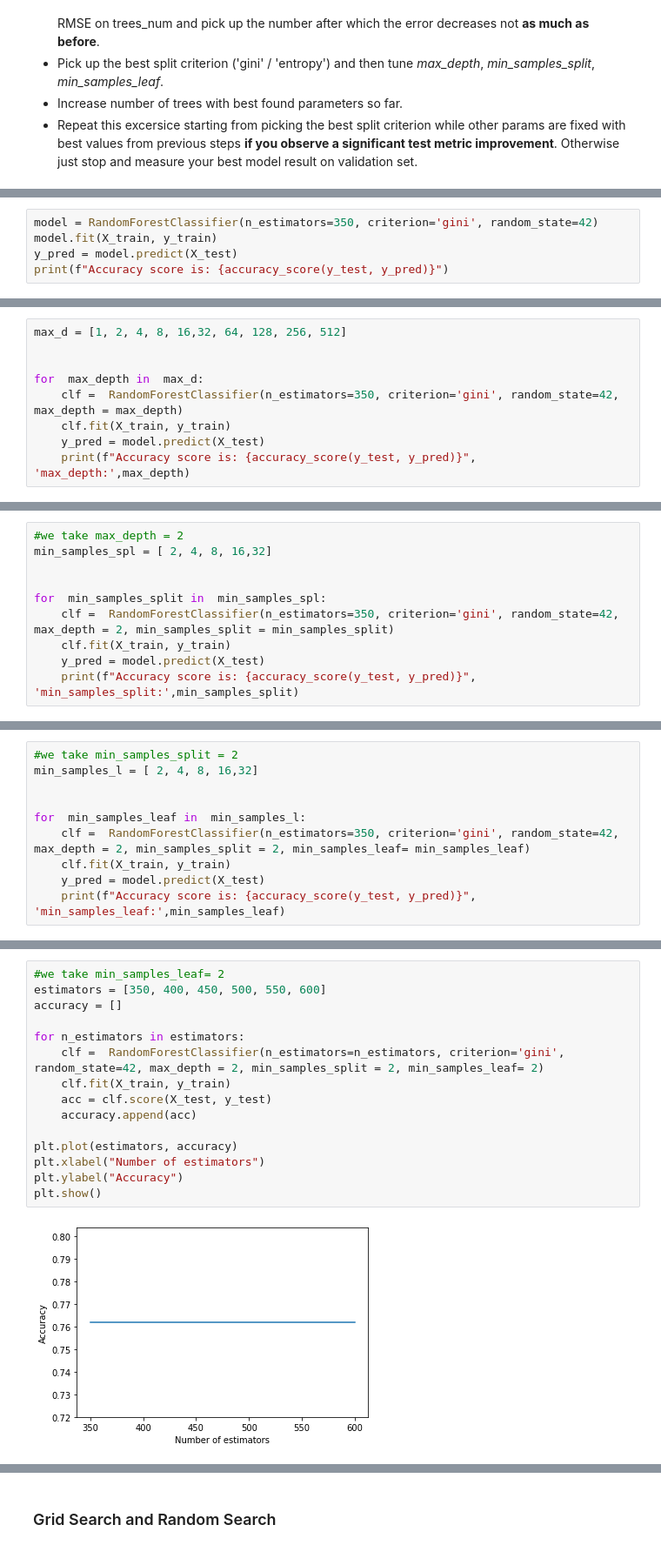
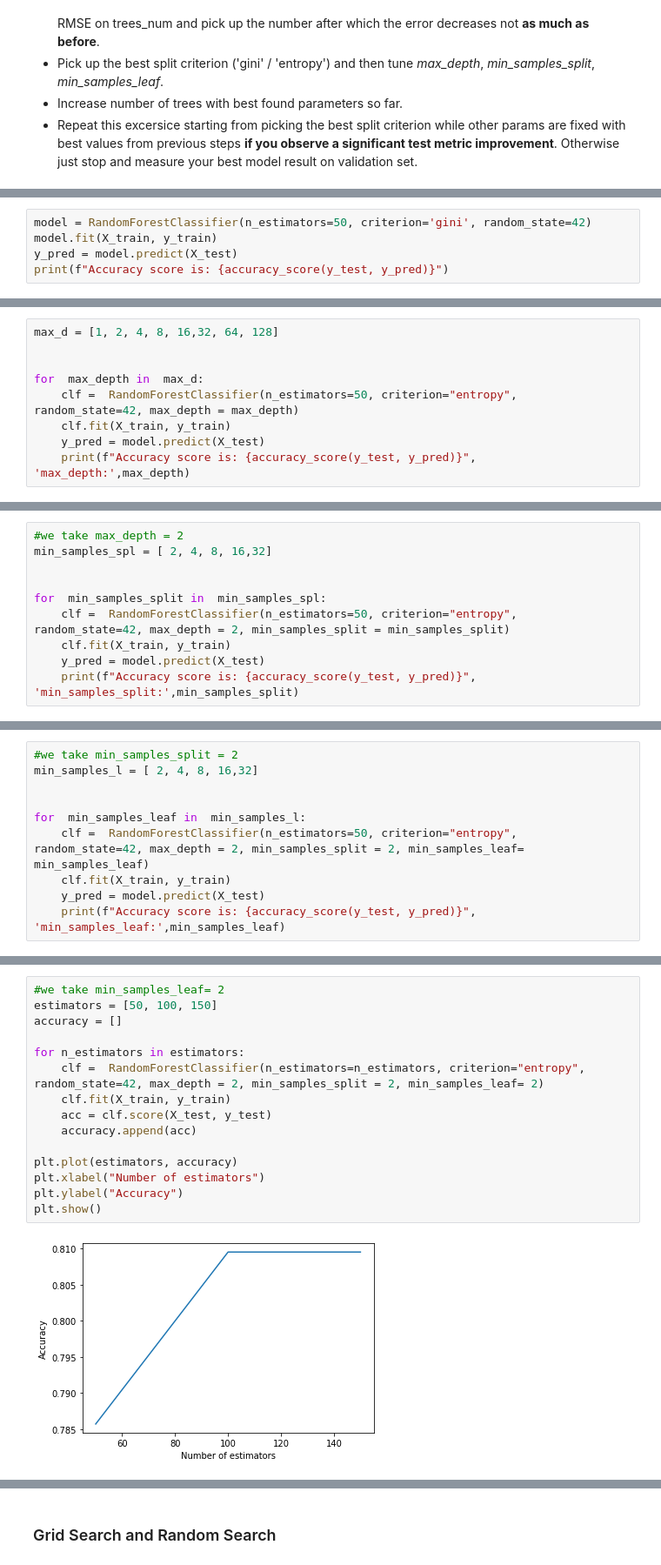
Before and after one commit to avaits/ml-intro-2021, a Jupyter notebook: 6_trees and ensembles/rf_classifier.ipynb, the cells around one changed output, grey strips where cells are left out. Shown: that part at 87% size. Cells and saved outputs as stored; diff of their text form.

```diff
--- a/6_trees and ensembles/rf_classifier.ipynb
+++ b/6_trees and ensembles/rf_classifier.ipynb
@@ -485,5 +484,5 @@ Accuracy score is: 0.8571428571428571
 # %%
-model = RandomForestClassifier(n_estimators=350, criterion='gini', random_state=42)
+model = RandomForestClassifier(n_estimators=50, criterion='gini', random_state=42)
 model.fit(X_train, y_train)
 y_pred = model.predict(X_test)
 print(f"Accuracy score is: {accuracy_score(y_test, y_pred)}")
@@ -492,9 +491,9 @@ Accuracy score is: 0.8809523809523809
 # %%
-max_d = [1, 2, 4, 8, 16,32, 64, 128, 256, 512]
+max_d = [1, 2, 4, 8, 16,32, 64, 128]
 
 
 for  max_depth in  max_d:
-    clf =  RandomForestClassifier(n_estimators=350, criterion='gini', random_state=42, max_depth = max_depth)
+    clf =  RandomForestClassifier(n_estimators=50, criterion="entropy", random_state=42, max_depth = max_depth)
     clf.fit(X_train, y_train)
     y_pred = model.predict(X_test)
     print(f"Accuracy score is: {accuracy_score(y_test, y_pred)}", 'max_depth:',max_depth)
@@ -515,7 +512,7 @@ min_samples_spl = [ 2, 4, 8, 16,32]
 
 
 for  min_samples_split in  min_samples_spl:
-    clf =  RandomForestClassifier(n_estimators=350, criterion='gini', random_state=42, max_depth = 2, min_samples_split = min_samples_split)
+    clf =  RandomForestClassifier(n_estimators=50, criterion="entropy", random_state=42, max_depth = 2, min_samples_split = min_samples_split)
     clf.fit(X_train, y_train)
     y_pred = model.predict(X_test)
     print(f"Accuracy score is: {accuracy_score(y_test, y_pred)}", 'min_samples_split:',min_samples_split)
@@ -531,7 +528,7 @@ min_samples_l = [ 2, 4, 8, 16,32]
 
 
 for  min_samples_leaf in  min_samples_l:
-    clf =  RandomForestClassifier(n_estimators=350, criterion='gini', random_state=42, max_depth = 2, min_samples_split = 2, min_samples_leaf= min_samples_leaf)
+    clf =  RandomForestClassifier(n_estimators=50, criterion="entropy", random_state=42, max_depth = 2, min_samples_split = 2, min_samples_leaf= min_samples_leaf)
     clf.fit(X_train, y_train)
     y_pred = model.predict(X_test)
     print(f"Accuracy score is: {accuracy_score(y_test, y_pred)}", 'min_samples_leaf:',min_samples_leaf)
@@ -544,19 +541,19 @@ Accuracy score is: 0.8809523809523809 min_samples_leaf: 32
 # %%
 #we take min_samples_leaf= 2
-estimators = [350, 400, 450, 500, 550, 600]
+estimators = [50, 100, 150]
 accuracy = []
 
 for n_estimators in estimators:
-    clf =  RandomForestClassifier(n_estimators=n_estimators, criterion='gini', random_state=42, max_depth = 2, min_samples_split = 2, min_samples_leaf= 2)
+    clf =  RandomForestClassifier(n_estimators=n_estimators, criterion="entropy", random_state=42, max_depth = 2, min_samples_split = 2, min_samples_leaf= 2)
     clf.fit(X_train, y_train)
     acc = clf.score(X_test, y_test)
     accuracy.append(acc)
 
 plt.plot(estimators, accuracy)
 plt.xlabel("Number of estimators")
 plt.ylabel("Accuracy")
 plt.show()
 # %% [output]
-[figure, old version]
+[figure, new version]
 # %%
 #Increasing number of trees with best found parameters don't make sense.
```
Also changed, not shown: parts of 28 cells of this notebook.
